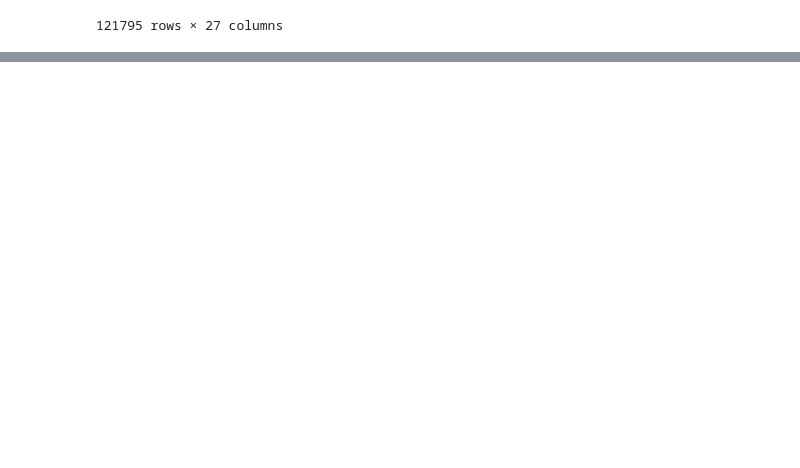
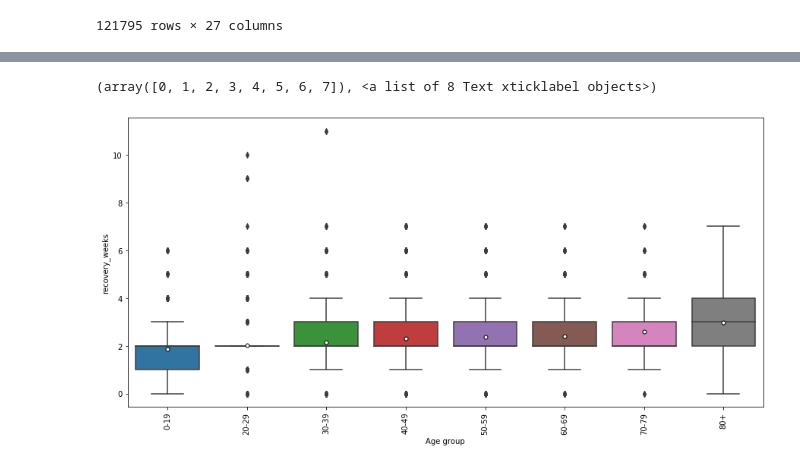
Before and after one commit to eringill/canada-covid-19-data-analysis, a Jupyter notebook: canada-covid-19-data-analysis.ipynb, the cells around one changed output, grey strips where cells are left out. Saved outputs shown, nothing was run; the diff lists cells and outputs as text; code cells hidden in the pictures; blank space fills up the shorter version.

Commit message:
feat: re-coded all numbers, added analysis of weeks to recovery by age group

```diff
--- a/canada-covid-19-data-analysis.ipynb
+++ b/canada-covid-19-data-analysis.ipynb
@@ -104,0 +148,3 @@ data_pivot
+# %%
+data_pivot.replace({'Onset week of symptoms':{99: None}}, inplace = True)
+data_pivot.replace({'Recovery week':{99: None}}, inplace = True)
@@ -125 +181,4 @@ Transmission                     97.633729
 dtype: float64
+# %%
+data_pivot['recovery_weeks'] = data_pivot['Recovery week'] - data_pivot['Onset week of symptoms']
+data_pivot['recovery_weeks'].value_counts()
@@ -125,0 +204,4 @@ dtype: float64
+# %%
+# if patient has died make sure "recovery_weeks" = None
+data_pivot.loc[data_pivot['Death'] == 'Y', 'recovery_weeks'] = None
+(data_pivot.shape[0] - data_pivot.isnull().sum())/data_pivot.shape[0] * 100
@@ -125,0 +226,12 @@ dtype: float64
+# %%
+fig, ax = plt.subplots(figsize = (15, 7))
+ax = sns.boxplot(x = data_pivot['Age group'], y = data_pivot['recovery_weeks'], showmeans=True,
+            meanprops={"marker":"o",
+                       "markerfacecolor":"white",
+                       "markeredgecolor":"black",
+                       "markersize":"5"},
+                order = ['0-19', '20-29', '30-39', '40-49', '50-59', '60-69', '70-79', '80+'])
+plt.xticks(rotation=90)
+# %% [output]
+(array([0, 1, 2, 3, 4, 5, 6, 7]), <a list of 8 Text xticklabel objects>)
+[figure, added]
```
Also changed, not shown: parts of 21 cells of this notebook.
